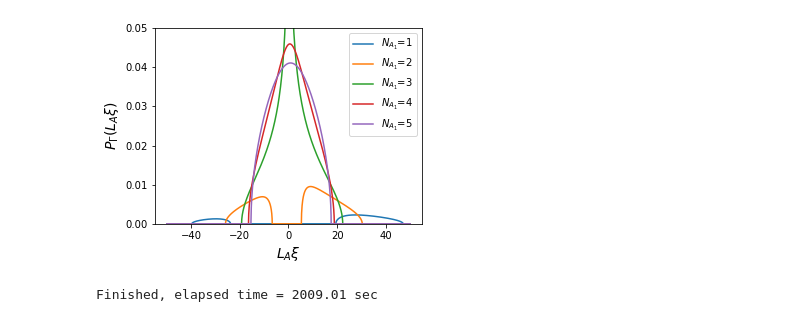
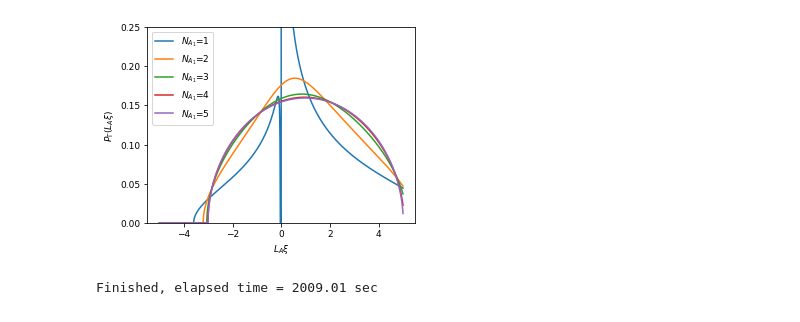
Before and after one commit to hassan-shap/RMT, a Jupyter notebook: Neg_vs_Lb_draft.ipynb, the cells around one changed output. Drawn from its saved outputs; the diff is of its cells as text; code cells hidden in the pictures.

Commit message:
draft figures

```diff
--- a/Neg_vs_Lb_draft.ipynb
+++ b/Neg_vs_Lb_draft.ipynb
@@ -32,6 +32,7 @@ def p_transpose_2(V,Na,Nb):
     return U
 # %%
 ## vs. Na1/Na
+
 
 def Gz(z,a,b):
     '''Direct solution to G(z), faster but has numerical instability for large V
@@ -50,7 +51,7 @@ def Gz(z,a,b):
 
 
 Lab=10
-Lc=4
+Lc=8
 L=Lab+Lc
 
 Nc=r**Lc
@@ -61,37 +62,38 @@ for i_n in range(int(Lab/2)):
 # for i_n in range(0,4):
 # for i_n in [4]:
     Na=r**(i_n+1)
     Nb=r**(Lab-i_n-1)
 
 #     num_bins = 70
 
 #     n, bin_edges = np.histogram(v1b[:,i_n], bins=num_bins)
 
 #     bins_center= (bin_edges[0:num_bins]+ bin_edges[1:])/2
 #     n= n/np.sum(n)/(bin_edges[1]-bin_edges[0])
 
 #     plt.plot(bins_center,n,'o',markersize=2,color='C%d' % (i_n),label='Na=%d' % (i_n+1) )
 
 #     xplot=np.linspace(-1,1)*1.5+1j*0
     a = Nc/Nb +1j*0
     b = Nc/Nb*Na +1j*0
 
     fx =  Nb/Nc
     fy =  Nc/pi/Nb
-    xplot= np.linspace(-1,1,2000)/fx*50 #+1j*1e-12
+    xplot= np.linspace(-1,1,2000)/fx*5 #+1j*1e-12
     yplot=np.abs(Gz(xplot,a,b))
     plt.plot(xplot*fx,fy*yplot,color='C%d' % (i_n),label=r'$N_{A_1}$=%d' % (i_n+1) )
 
 
-plt.ylim(0,0.05)
+plt.ylim(0,0.25)
 plt.legend()
-fsize=14
+fsize=9
 plt.ylabel(r'$P_\Gamma(L_A \xi)$',fontsize = fsize)
 plt.xlabel(r"$L_A \xi$",fontsize = fsize)
 # plt.xlim(-0.12,0.12)
+plt.rcParams.update({'font.size': 9})
 plt.show()
 # %% [output]
-[figure, old version]
+[figure, new version]
 # %%
 Nrep=10000
 r=2 # local Hilbert space dim
```
Also changed, not shown: parts of 1 cell of this notebook, 2 other files.
